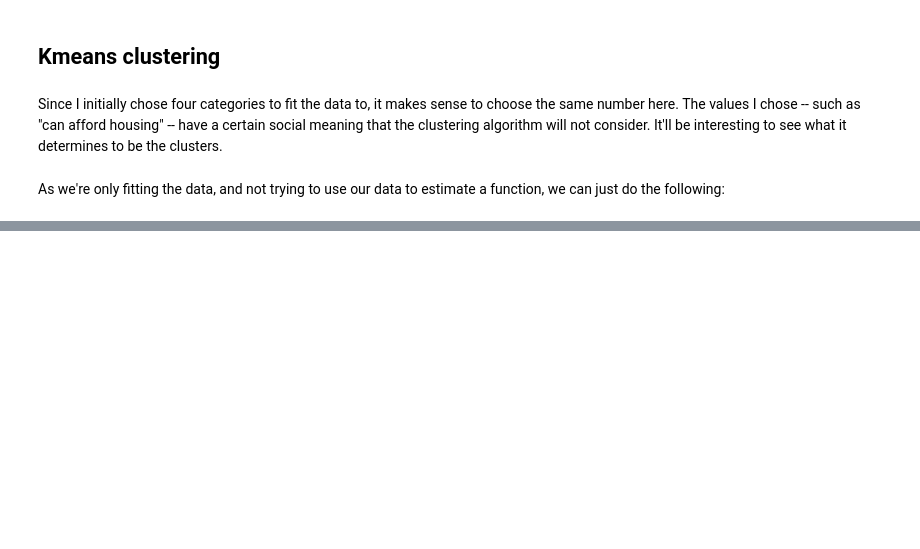
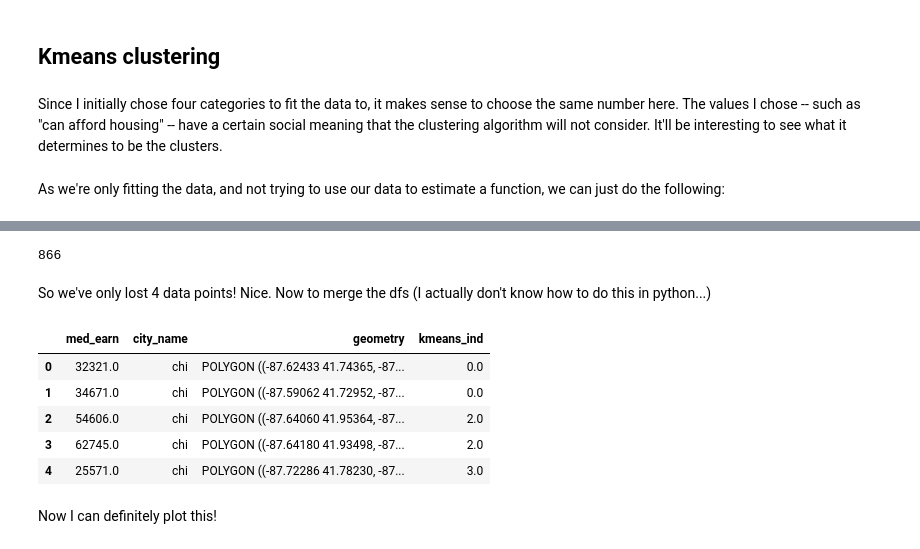
Before and after one commit to fiiion/GISIII_Final_Project, a Jupyter notebook: pysal_inc_clustering/inc_clustering_with_pysal.ipynb, the cells around one changed output, grey strips where cells are left out. Drawn from its saved outputs; the diff is of its cells as text; code cells hidden in the pictures; blank space fills up the shorter version.

Commit message:
clustering progress
got the indices!

```diff
--- a/pysal_inc_clustering/inc_clustering_with_pysal.ipynb
+++ b/pysal_inc_clustering/inc_clustering_with_pysal.ipynb
@@ -166,0 +149,4 @@ NameError: name 'chik4' is not defined
+# %%
+chi_k4_labels = chik4.labels_
+# %%
+chi_k4l = pd.DataFrame(chi_k4_labels, columns = ['kmeans_ind'])
@@ -166,0 +164,2 @@ NameError: name 'chik4' is not defined
+# %%
+chi_inc_nonan = chi_inc[chi_inc.med_earn.notnull()]
@@ -166,0 +175,19 @@ NameError: name 'chik4' is not defined
+# %%
+len(chi_inc_nonan)
+# %% [output]
+866
+# %% [markdown]
+So we've only lost 4 data points! Nice. Now to merge the dfs (I actually don't know how to do this in python...)
+# %%
+chi_clusters = pd.concat([chi_inc_nonan, chi_k4l], axis=1).reindex(chi_inc_nonan.index)
+# %%
+chi_clusters.head()
+# %% [output]
+|  | med_earn | city_name | geometry | kmeans_ind |
+| 0 | 32321.0 | chi | POLYGON ((-87.62433 41.74365, -87... | 0.0 |
+| 1 | 34671.0 | chi | POLYGON ((-87.59062 41.72952, -87... | 0.0 |
+| 2 | 54606.0 | chi | POLYGON ((-87.64060 41.95364, -87... | 2.0 |
+| 3 | 62745.0 | chi | POLYGON ((-87.64180 41.93498, -87... | 2.0 |
+| 4 | 25571.0 | chi | POLYGON ((-87.72286 41.78230, -87... | 3.0 |
+# %% [markdown]
+Now I can definitely plot this!
```
Also changed, not shown: parts of 10 cells of this notebook.
